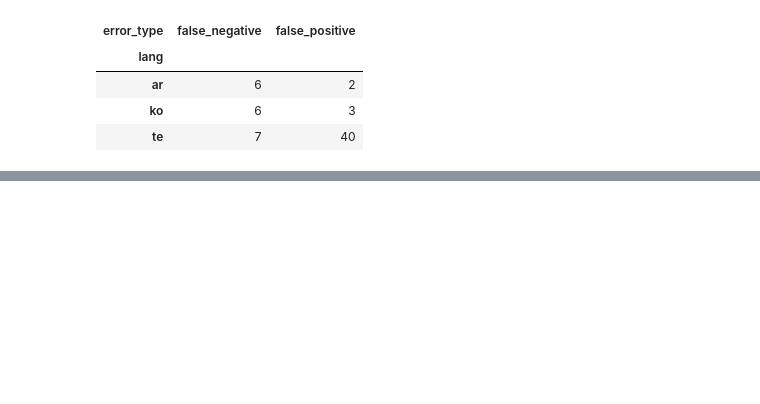
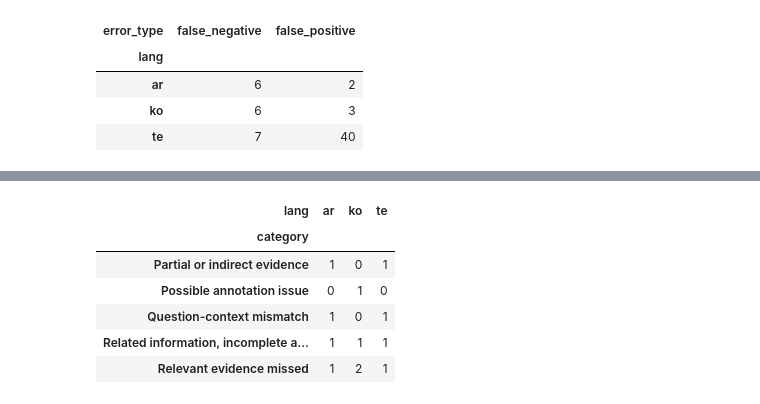
Before and after one commit to wiwillym/nlp-ku-project, a Jupyter notebook: notebooks/6_learned_answerability.ipynb, the cells around one changed output, grey strips where cells are left out. Saved outputs shown, nothing was run; the diff lists cells and outputs as text; code cells hidden in the pictures; blank space fills up the shorter version.

```diff
--- a/notebooks/6_learned_answerability.ipynb
+++ b/notebooks/6_learned_answerability.ipynb
@@ -382,0 +391,15 @@ Name: count, dtype: int64
+# %%
+display(
+    pd.crosstab(
+        sample_errors["category"],
+        sample_errors["lang"]
+    )
+)
+# %% [output]
+| lang | ar | ko | te |
+| category |  |  |  |
+| Partial or indirect evidence | 1 | 0 | 1 |
+| Possible annotation issue | 0 | 1 | 0 |
+| Question-context mismatch | 1 | 0 | 1 |
+| Related information, incomplete a... | 1 | 1 | 1 |
+| Relevant evidence missed | 1 | 2 | 1 |
```
Also changed, not shown: parts of 2 cells of this notebook.
